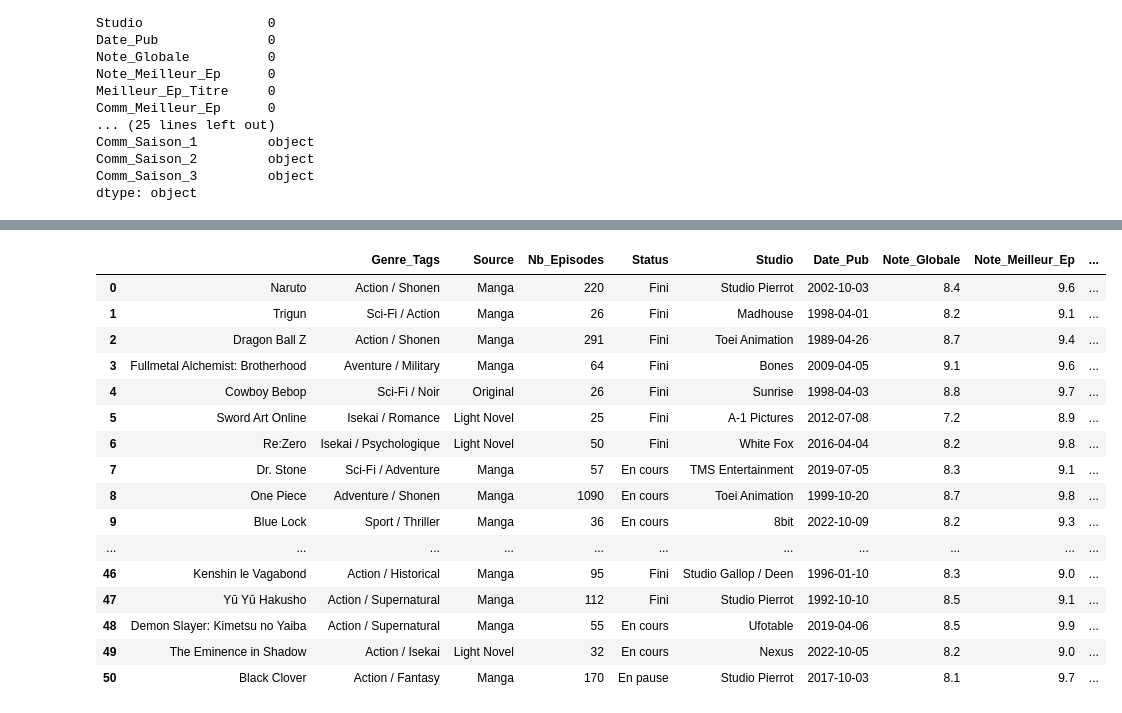
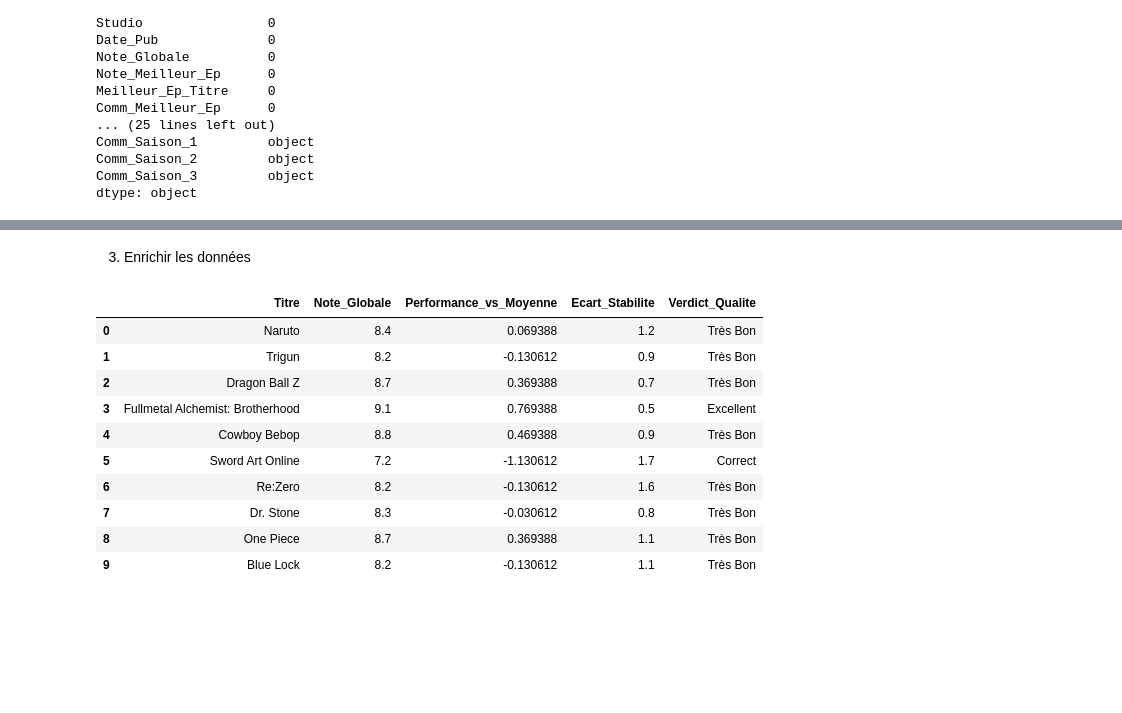
Before and after one commit to nicodjok/Analyse-Animes, a Jupyter notebook: Note animés.ipynb, the cells around one changed output, grey strips where cells are left out. Cells and saved outputs as stored; diff of their text form; code cells hidden in the pictures; blank space fills up the shorter version.

```diff
--- a/Note animés.ipynb
+++ b/Note animés.ipynb
@@ -83,25 +77,48 @@ display(df_clean)
+# %% [markdown]
+3. Enrichir les données
 # %%
-# 4. Enrichir les données
-# On utilise Score_Engagement = Note_Globale * Nb_Episodes
-df_clean['Score_Engagement'] = df_clean['Note_Globale'] * df_clean['Nb_Episodes']
+# On donne un nom propre à la première colonne qui était vide
+# Cela permet d'appeler 'Titre' dans notre code
+df_clean = df_clean.rename(columns={' ': 'Titre'})
 
-print("Données enrichies ! 🚀")
-display(df_clean.head(49))
+# 1. Calcul de la Performance (Note de l'animé vs Moyenne du catalogue)
+# On calcule la moyenne de toutes les notes
+moyenne_catalogue = df_clean['Note_Globale'].mean()
+
+# On crée une colonne qui montre l'écart avec cette moyenne
+# Un score positif signifie que l'animé est au-dessus de la moyenne
+df_clean['Performance_vs_Moyenne'] = df_clean['Note_Globale'] - moyenne_catalogue
+
+# 2. Calcul de la Stabilité (Écart entre le meilleur épisode et la note globale)
+# Un petit écart signifie que l'animé est régulier dans son excellence
+df_clean['Ecart_Stabilite'] = df_clean['Note_Meilleur_Ep'] - df_clean['Note_Globale']
+
+# 3. Création du Verdict (Classification selon la note globale)
+# On définit des catégories simples pour aider à la lecture
+def categoriser(note):
+    if note >= 9:
+        return "Excellent"
+    elif note >= 8:
+        return "Très Bon"
+    elif note >= 7:
+        return "Correct"
+    else:
+        return "Moyen / À revoir"
+
+# On applique cette règle à la colonne 'Note_Globale'
+df_clean['Verdict_Qualite'] = df_clean['Note_Globale'].apply(categoriser)
+
+# 4. Affichage final pour vérifier nos nouveaux calculs
+display(df_clean[['Titre', 'Note_Globale', 'Performance_vs_Moyenne', 'Ecart_Stabilite', 'Verdict_Qualite']].head(10))
 # %% [output]
-|  |  | Genre_Tags | Source | Nb_Episodes | Status | Studio | Date_Pub | Note_Globale | Note_Meilleur_Ep | ... |
-| 0 | Naruto | Action / Shonen | Manga | 220 | Fini | Studio Pierrot | 2002-10-03 | 8.4 | 9.6 | ... |
-| 1 | Trigun | Sci-Fi / Action | Manga | 26 | Fini | Madhouse | 1998-04-01 | 8.2 | 9.1 | ... |
-| 2 | Dragon Ball Z | Action / Shonen | Manga | 291 | Fini | Toei Animation | 1989-04-26 | 8.7 | 9.4 | ... |
-| 3 | Fullmetal Alchemist: Brotherhood | Aventure / Military | Manga | 64 | Fini | Bones | 2009-04-05 | 9.1 | 9.6 | ... |
-| 4 | Cowboy Bebop | Sci-Fi / Noir | Original | 26 | Fini | Sunrise | 1998-04-03 | 8.8 | 9.7 | ... |
-| 5 | Sword Art Online | Isekai / Romance | Light Novel | 25 | Fini | A-1 Pictures | 2012-07-08 | 7.2 | 8.9 | ... |
-| 6 | Re:Zero | Isekai / Psychologique | Light Novel | 50 | Fini | White Fox | 2016-04-04 | 8.2 | 9.8 | ... |
-| 7 | Dr. Stone | Sci-Fi / Adventure | Manga | 57 | En cours | TMS Entertainment | 2019-07-05 | 8.3 | 9.1 | ... |
-| 8 | One Piece | Adventure / Shonen | Manga | 1090 | En cours | Toei Animation | 1999-10-20 | 8.7 | 9.8 | ... |
-| 9 | Blue Lock | Sport / Thriller | Manga | 36 | En cours | 8bit | 2022-10-09 | 8.2 | 9.3 | ... |
-| ... | ... | ... | ... | ... | ... | ... | ... | ... | ... | ... |
-| 46 | Kenshin le Vagabond | Action / Historical | Manga | 95 | Fini | Studio Gallop / Deen | 1996-01-10 | 8.3 | 9.0 | ... |
-| 47 | Yū Yū Hakusho | Action / Supernatural | Manga | 112 | Fini | Studio Pierrot | 1992-10-10 | 8.5 | 9.1 | ... |
-| 48 | Demon Slayer: Kimetsu no Yaiba | Action / Supernatural | Manga | 55 | En cours | Ufotable | 2019-04-06 | 8.5 | 9.9 | ... |
-| 49 | The Eminence in Shadow | Action / Isekai | Light Novel | 32 | En cours | Nexus | 2022-10-05 | 8.2 | 9.0 | ... |
-| 50 | Black Clover | Action / Fantasy | Manga | 170 | En pause | Studio Pierrot | 2017-10-03 | 8.1 | 9.7 | ... |
+|  | Titre | Note_Globale | Performance_vs_Moyenne | Ecart_Stabilite | Verdict_Qualite |
+| 0 | Naruto | 8.4 | 0.069388 | 1.2 | Très Bon |
+| 1 | Trigun | 8.2 | -0.130612 | 0.9 | Très Bon |
+| 2 | Dragon Ball Z | 8.7 | 0.369388 | 0.7 | Très Bon |
+| 3 | Fullmetal Alchemist: Brotherhood | 9.1 | 0.769388 | 0.5 | Excellent |
+| 4 | Cowboy Bebop | 8.8 | 0.469388 | 0.9 | Très Bon |
+| 5 | Sword Art Online | 7.2 | -1.130612 | 1.7 | Correct |
+| 6 | Re:Zero | 8.2 | -0.130612 | 1.6 | Très Bon |
+| 7 | Dr. Stone | 8.3 | -0.030612 | 0.8 | Très Bon |
+| 8 | One Piece | 8.7 | 0.369388 | 1.1 | Très Bon |
+| 9 | Blue Lock | 8.2 | -0.130612 | 1.1 | Très Bon |
```
Also changed, not shown: parts of 13 cells of this notebook.
